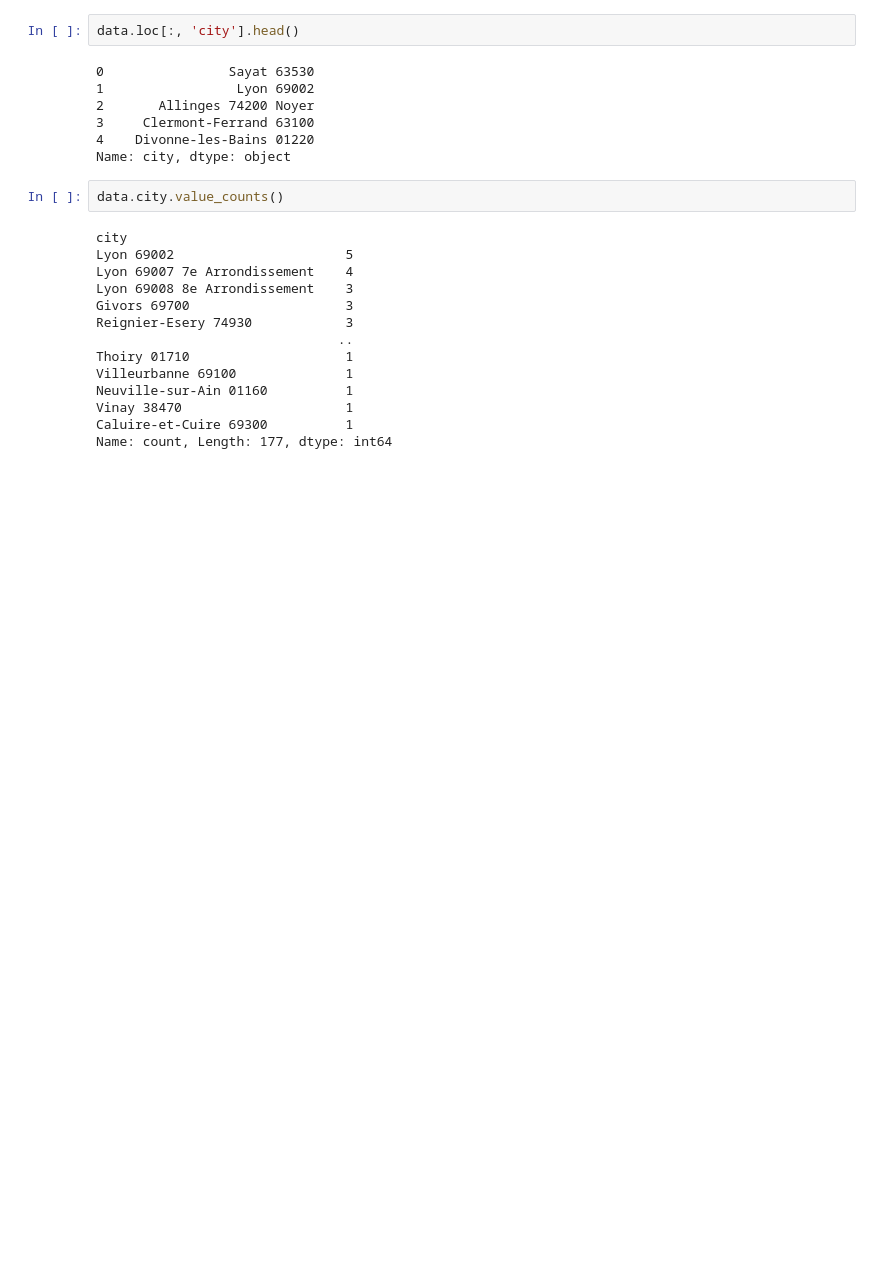
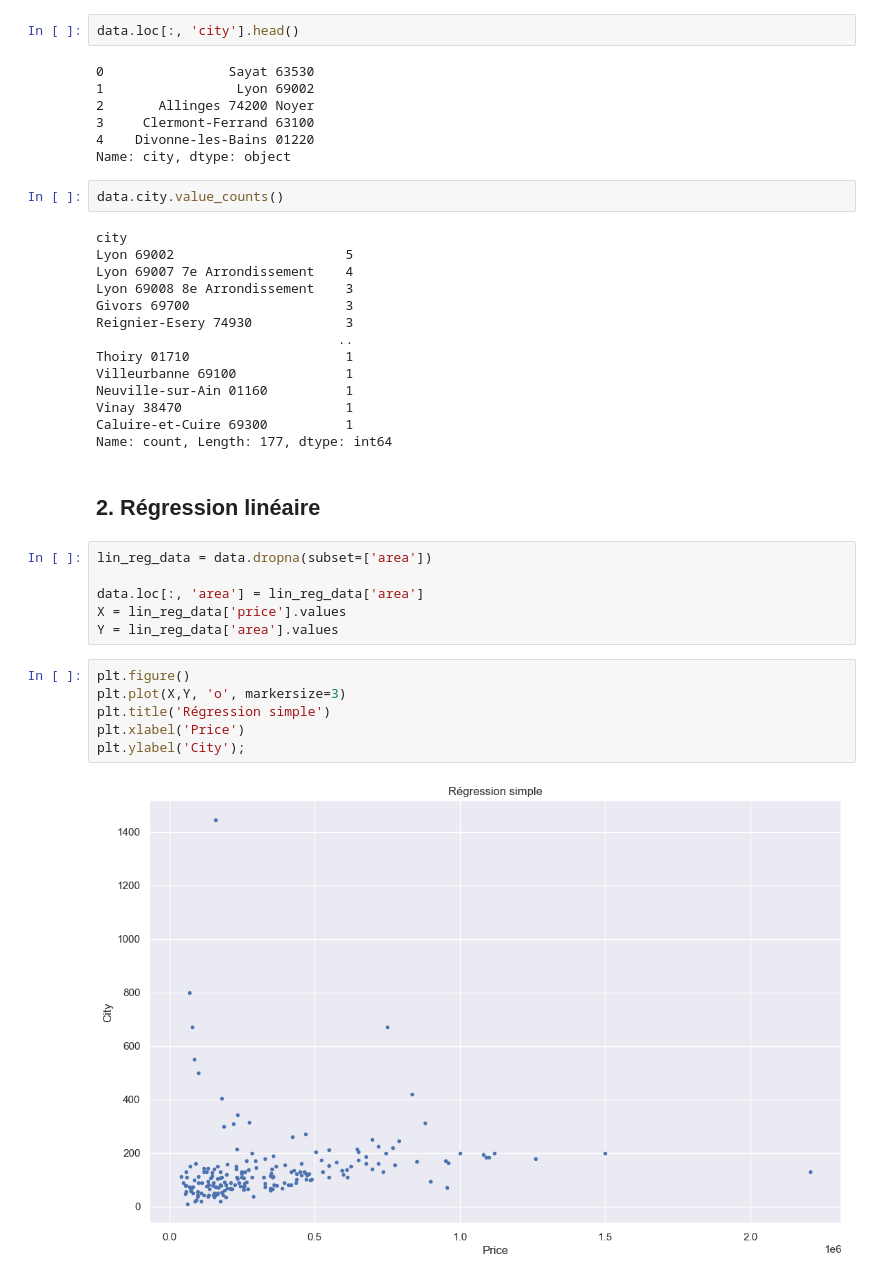
Before and after one commit to loic-roux-404/py-train, a Jupyter notebook: ml/ds/real-estate-to-price-commerces.ipynb, the cells around one changed output. Drawn from its saved outputs; the diff is of its cells as text; blank space fills up the shorter version.

```diff
--- a/ml/ds/real-estate-to-price-commerces.ipynb
+++ b/ml/ds/real-estate-to-price-commerces.ipynb
@@ -75,3 +89,19 @@ Neuville-sur-Ain 01160          1
 Vinay 38470                     1
 Caluire-et-Cuire 69300          1
 Name: count, Length: 177, dtype: int64
+# %% [markdown]
+## 2. Régression linéaire
+# %%
+lin_reg_data = data.dropna(subset=['area'])
+
+data.loc[:, 'area'] = lin_reg_data['area']
+X = lin_reg_data['price'].values
+Y = lin_reg_data['area'].values
+# %%
+plt.figure()
+plt.plot(X,Y, 'o', markersize=3)
+plt.title('Régression simple')
+plt.xlabel('Price')
+plt.ylabel('City');
+# %% [output]
+[figure, added]
```
Also changed, not shown: parts of 19 cells of this notebook.
